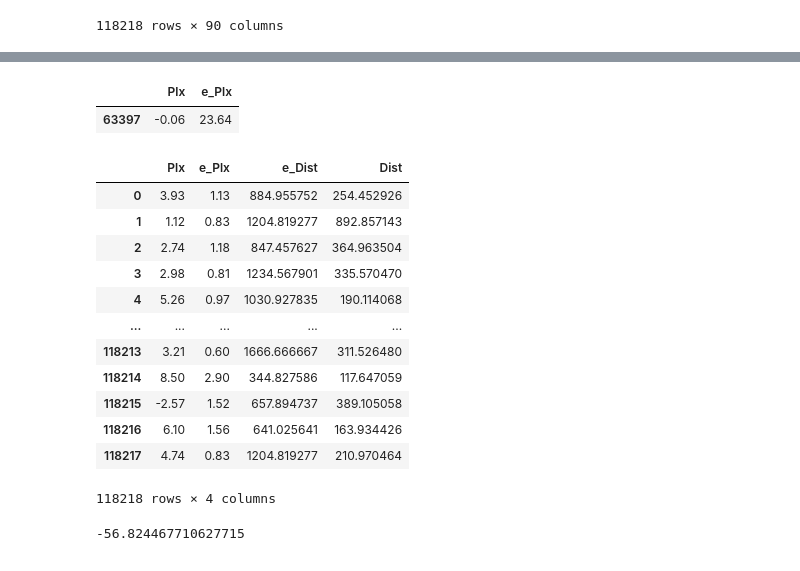
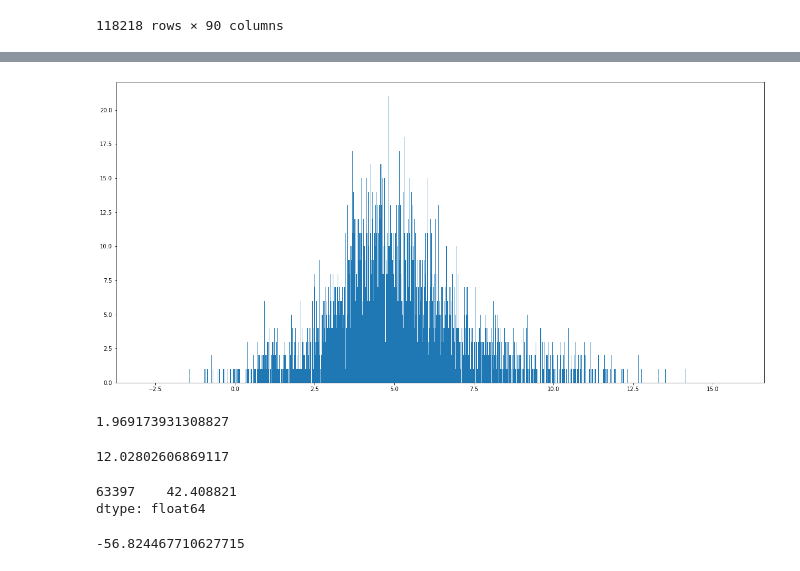
Before and after one commit to Hillcrest-R-D/AstroWorks, a Jupyter notebook: HIP_Stats.ipynb, the cells around one changed output, grey strips where cells are left out. Cells and saved outputs as stored; diff of their text form; code cells hidden in the pictures.

```diff
--- a/HIP_Stats.ipynb
+++ b/HIP_Stats.ipynb
@@ -82,24 +157,22 @@ data[(data["Dist"]+data["e_Dist_neg"] < 50.0)][["HIP","Dist", "e_Dist_neg"]].sor
+# %%
+plt.figure(figsize=(21,10))
+plt.hist(good_stuff["absmag"], bins=np.arange(min(good_stuff["absmag"]),max(good_stuff["absmag"]),.01))
+plt.show()
+# %% [output]
+[figure, added]
+# %%
+data.iloc[0]["Hpmag"]-5*np.log10(data.iloc[0]["Dist"]/10)
+# %% [output]
+1.969173931308827
+# %%
+5*np.log10(data.iloc[0]["Dist"])
+# %% [output]
+12.02802606869117
 # %%
-data[data["HIP"] == 64289][["Plx","e_Plx"]]
+data[data["HIP"] == 64289]["Dist"]+data[data["HIP"] == 64289]["e_Dist_neg"]
 # %% [output]
-|  | Plx | e_Plx |
-| 63397 | -0.06 | 23.64 |
+63397    42.408821
+dtype: float64
-# %%
-data[["Plx","e_Plx","e_Dist","Dist"]]
-# %% [output]
-|  | Plx | e_Plx | e_Dist | Dist |
-| 0 | 3.93 | 1.13 | 884.955752 | 254.452926 |
-| 1 | 1.12 | 0.83 | 1204.819277 | 892.857143 |
-| 2 | 2.74 | 1.18 | 847.457627 | 364.963504 |
-| 3 | 2.98 | 0.81 | 1234.567901 | 335.570470 |
-| 4 | 5.26 | 0.97 | 1030.927835 | 190.114068 |
-| ... | ... | ... | ... | ... |
-| 118213 | 3.21 | 0.60 | 1666.666667 | 311.526480 |
-| 118214 | 8.50 | 2.90 | 344.827586 | 117.647059 |
-| 118215 | -2.57 | 1.52 | 657.894737 | 389.105058 |
-| 118216 | 6.10 | 1.56 | 641.025641 | 163.934426 |
-| 118217 | 4.74 | 0.83 | 1204.819277 | 210.970464 |
-118218 rows × 4 columns
 # %%
 temp = (1/(3.93))*1000
 (1/(3.93+1.13))*1000-temp
```
Also changed, not shown: parts of 19 cells of this notebook.
